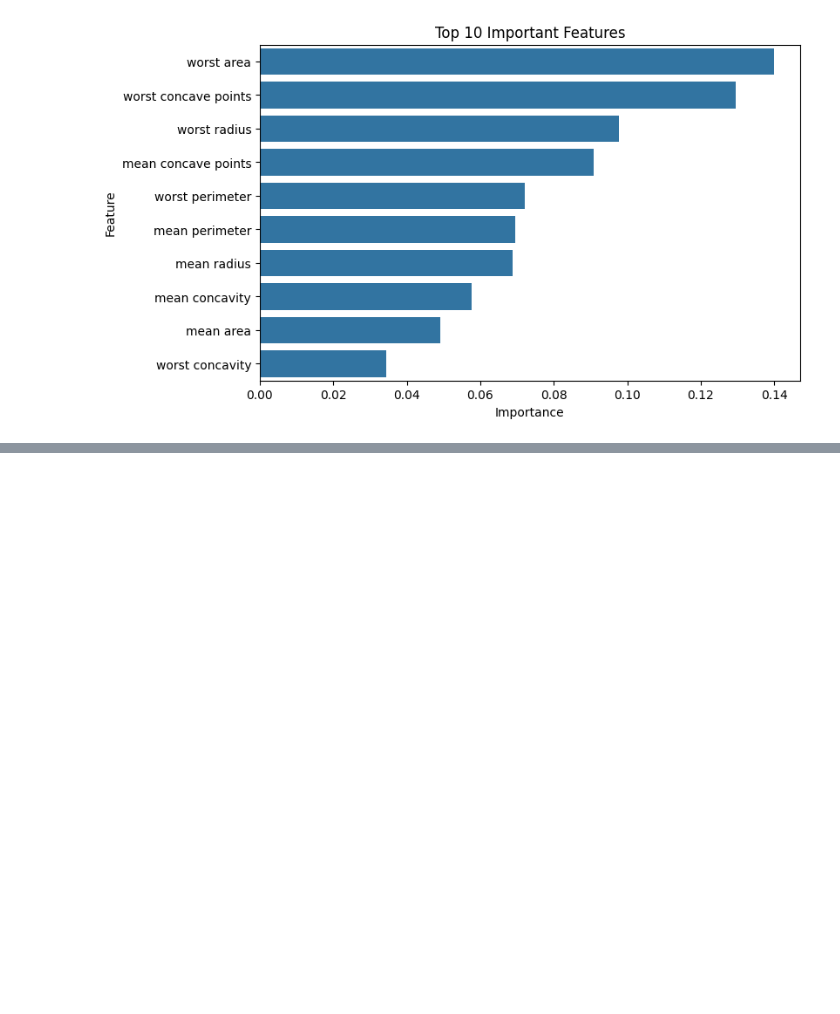
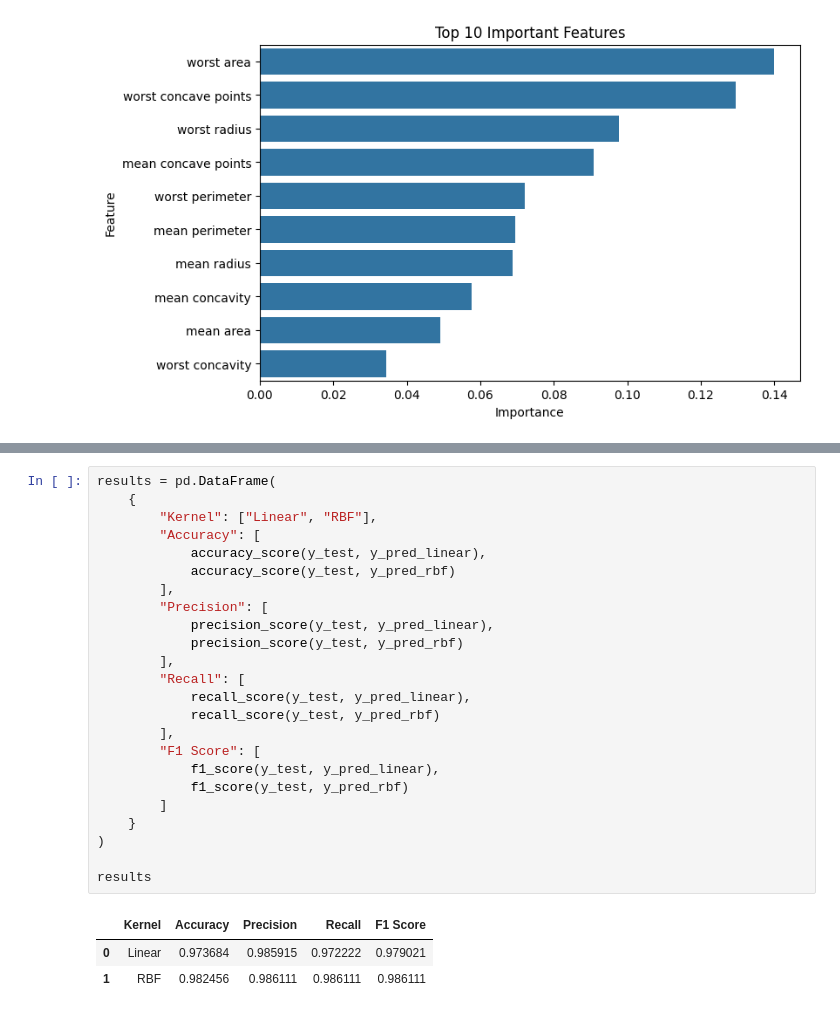
Before and after one commit to yadavanshudstcims2025-cell/machine-learning-short-codes, a Jupyter notebook: breast_cancer_random_forest.ipynb, the cells around one changed output, grey strips where cells are left out. Drawn from its saved outputs; the diff is of its cells as text; blank space fills up the shorter version.

```diff
--- a/breast_cancer_random_forest.ipynb
+++ b/breast_cancer_random_forest.ipynb
@@ -184 +236,29 @@ plt.show()
+# %%
+results = pd.DataFrame(
+    {
+        "Kernel": ["Linear", "RBF"],
+        "Accuracy": [
+            accuracy_score(y_test, y_pred_linear),
+            accuracy_score(y_test, y_pred_rbf)
+        ],
+        "Precision": [
+            precision_score(y_test, y_pred_linear),
+            precision_score(y_test, y_pred_rbf)
+        ],
+        "Recall": [
+            recall_score(y_test, y_pred_linear),
+            recall_score(y_test, y_pred_rbf)
+        ],
+        "F1 Score": [
+            f1_score(y_test, y_pred_linear),
+            f1_score(y_test, y_pred_rbf)
+        ]
+    }
+)
+
+results
+# %% [output]
+|  | Kernel | Accuracy | Precision | Recall | F1 Score |
+| 0 | Linear | 0.973684 | 0.985915 | 0.972222 | 0.979021 |
+| 1 | RBF | 0.982456 | 0.986111 | 0.986111 | 0.986111 |
 # %%
```
Also changed, not shown: parts of 16 cells of this notebook.
